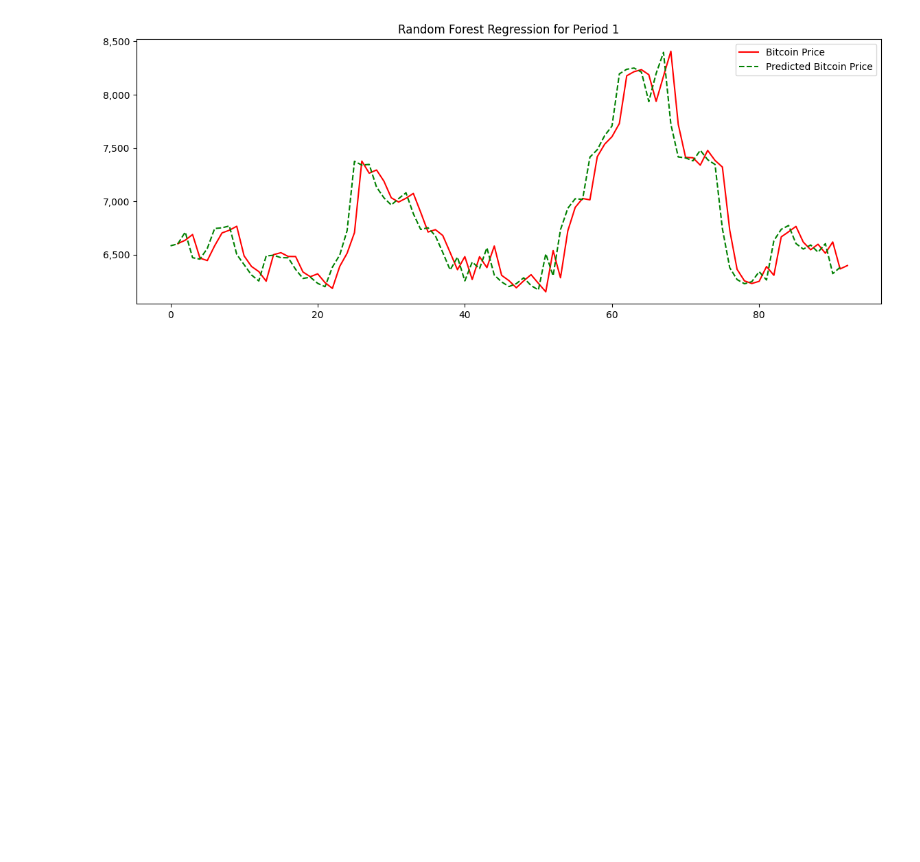
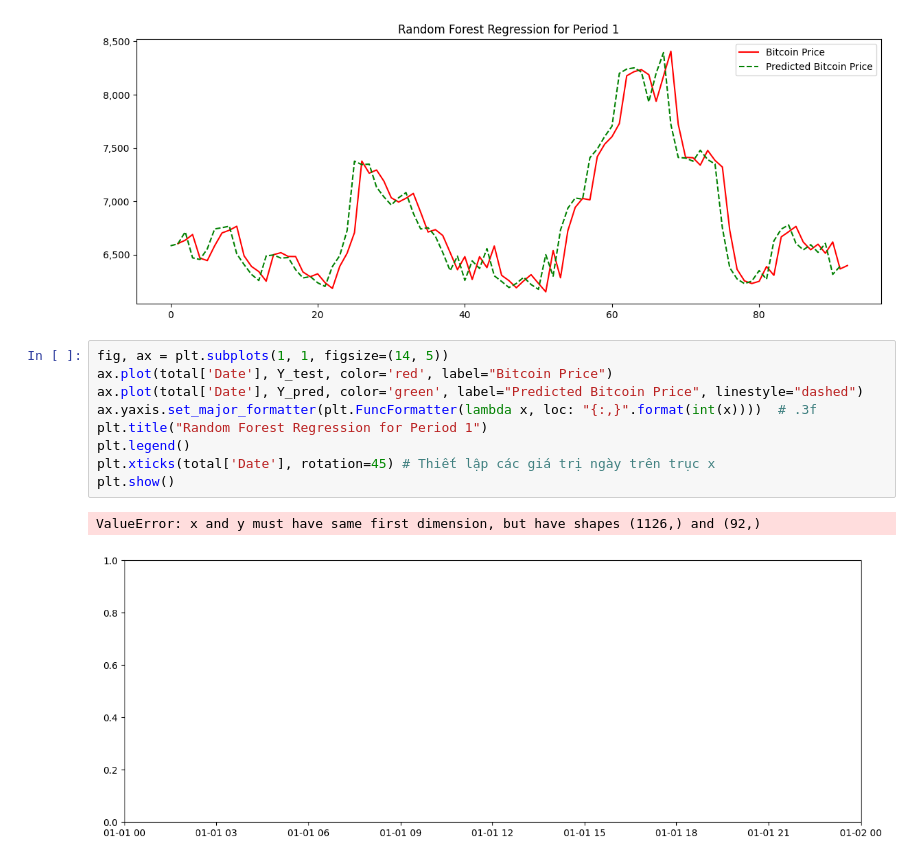
Before and after one commit to lavibula/BitcoinPrediction, a Jupyter notebook: Members/Mlinh/random_forest_period1_ETH.ipynb, the cells around one changed output. Saved outputs shown, nothing was run; the diff lists cells and outputs as text; blank space fills up the shorter version.

```diff
--- a/Members/Mlinh/random_forest_period1_ETH.ipynb
+++ b/Members/Mlinh/random_forest_period1_ETH.ipynb
@@ -106,6 +106,18 @@ plt.legend()
 plt.show()
 # %% [output]
 [figure]
+# %%
+fig, ax = plt.subplots(1, 1, figsize=(14, 5))
+ax.plot(total['Date'], Y_test, color='red', label="Bitcoin Price")
+ax.plot(total['Date'], Y_pred, color='green', label="Predicted Bitcoin Price", linestyle="dashed")
+ax.yaxis.set_major_formatter(plt.FuncFormatter(lambda x, loc: "{:,}".format(int(x))))  # .3f
+plt.title("Random Forest Regression for Period 1")
+plt.legend()
+plt.xticks(total['Date'], rotation=45) # Thiết lập các giá trị ngày trên trục x
+plt.show()
+# %% [output]
+ValueError: x and y must have same first dimension, but have shapes (1126,) and (92,)
+[figure, added]
 # %%
 #tinh toan loi du doan
 #RMSE
```
Also changed, not shown: parts of 12 cells of this notebook, 16 other files.
